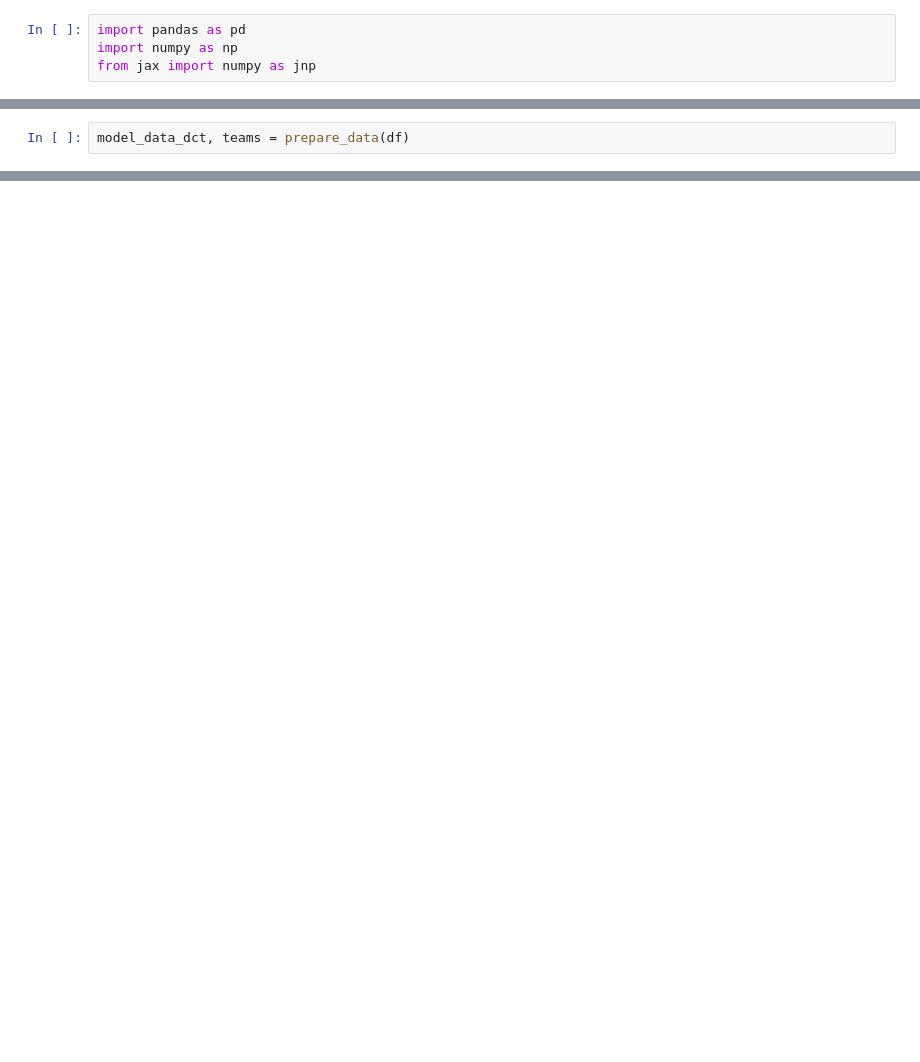
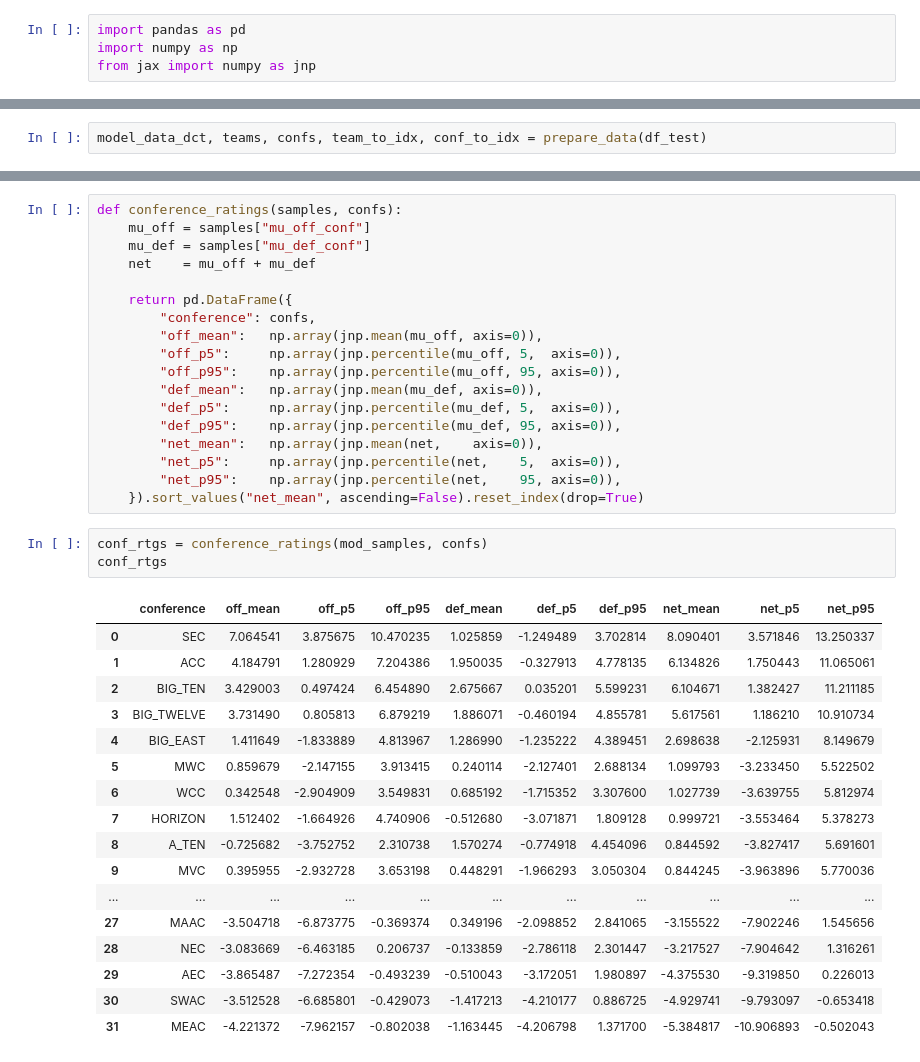
Before and after one commit to meysubb/march_madness, a Jupyter notebook: 2026/test.ipynb, the cells around one changed output, grey strips where cells are left out. Saved outputs shown, nothing was run; the diff lists cells and outputs as text; blank space fills up the shorter version.

```diff
--- a/2026/test.ipynb
+++ b/2026/test.ipynb
@@ -11,2 +40,2 @@ df["neutral"] = df["neutral"].fillna(0)
 # %%
-model_data_dct, teams = prepare_data(df)
+model_data_dct, teams, confs, team_to_idx, conf_to_idx = prepare_data(df_test)
@@ -14,0 +68,39 @@ mod, mod_samples = fit(data = model_data_dct)
+# %%
+def conference_ratings(samples, confs):
+    mu_off = samples["mu_off_conf"]
+    mu_def = samples["mu_def_conf"]
+    net    = mu_off + mu_def
+
+    return pd.DataFrame({
+        "conference": confs,
+        "off_mean":   np.array(jnp.mean(mu_off, axis=0)),
+        "off_p5":     np.array(jnp.percentile(mu_off, 5,  axis=0)),
+        "off_p95":    np.array(jnp.percentile(mu_off, 95, axis=0)),
+        "def_mean":   np.array(jnp.mean(mu_def, axis=0)),
+        "def_p5":     np.array(jnp.percentile(mu_def, 5,  axis=0)),
+        "def_p95":    np.array(jnp.percentile(mu_def, 95, axis=0)),
+        "net_mean":   np.array(jnp.mean(net,    axis=0)),
+        "net_p5":     np.array(jnp.percentile(net,    5,  axis=0)),
+        "net_p95":    np.array(jnp.percentile(net,    95, axis=0)),
+    }).sort_values("net_mean", ascending=False).reset_index(drop=True)
+# %%
+conf_rtgs = conference_ratings(mod_samples, confs)
+conf_rtgs
+# %% [output]
+|  | conference | off_mean | off_p5 | off_p95 | def_mean | def_p5 | def_p95 | net_mean | net_p5 | net_p95 |
+| 0 | SEC | 7.064541 | 3.875675 | 10.470235 | 1.025859 | -1.249489 | 3.702814 | 8.090401 | 3.571846 | 13.250337 |
+| 1 | ACC | 4.184791 | 1.280929 | 7.204386 | 1.950035 | -0.327913 | 4.778135 | 6.134826 | 1.750443 | 11.065061 |
+| 2 | BIG_TEN | 3.429003 | 0.497424 | 6.454890 | 2.675667 | 0.035201 | 5.599231 | 6.104671 | 1.382427 | 11.211185 |
+| 3 | BIG_TWELVE | 3.731490 | 0.805813 | 6.879219 | 1.886071 | -0.460194 | 4.855781 | 5.617561 | 1.186210 | 10.910734 |
+| 4 | BIG_EAST | 1.411649 | -1.833889 | 4.813967 | 1.286990 | -1.235222 | 4.389451 | 2.698638 | -2.125931 | 8.149679 |
+| 5 | MWC | 0.859679 | -2.147155 | 3.913415 | 0.240114 | -2.127401 | 2.688134 | 1.099793 | -3.233450 | 5.522502 |
+| 6 | WCC | 0.342548 | -2.904909 | 3.549831 | 0.685192 | -1.715352 | 3.307600 | 1.027739 | -3.639755 | 5.812974 |
+| 7 | HORIZON | 1.512402 | -1.664926 | 4.740906 | -0.512680 | -3.071871 | 1.809128 | 0.999721 | -3.553464 | 5.378273 |
+| 8 | A_TEN | -0.725682 | -3.752752 | 2.310738 | 1.570274 | -0.774918 | 4.454096 | 0.844592 | -3.827417 | 5.691601 |
+| 9 | MVC | 0.395955 | -2.932728 | 3.653198 | 0.448291 | -1.966293 | 3.050304 | 0.844245 | -3.963896 | 5.770036 |
+| ... | ... | ... | ... | ... | ... | ... | ... | ... | ... | ... |
+| 27 | MAAC | -3.504718 | -6.873775 | -0.369374 | 0.349196 | -2.098852 | 2.841065 | -3.155522 | -7.902246 | 1.545656 |
+| 28 | NEC | -3.083669 | -6.463185 | 0.206737 | -0.133859 | -2.786118 | 2.301447 | -3.217527 | -7.904642 | 1.316261 |
+| 29 | AEC | -3.865487 | -7.272354 | -0.493239 | -0.510043 | -3.172051 | 1.980897 | -4.375530 | -9.319850 | 0.226013 |
+| 30 | SWAC | -3.512528 | -6.685801 | -0.429073 | -1.417213 | -4.210177 | 0.886725 | -4.929741 | -9.793097 | -0.653418 |
+| 31 | MEAC | -4.221372 | -7.962157 | -0.802038 | -1.163445 | -4.206798 | 1.371700 | -5.384817 | -10.906893 | -0.502043 |
```
Also changed, not shown: parts of 13 cells of this notebook, 3 other files.
